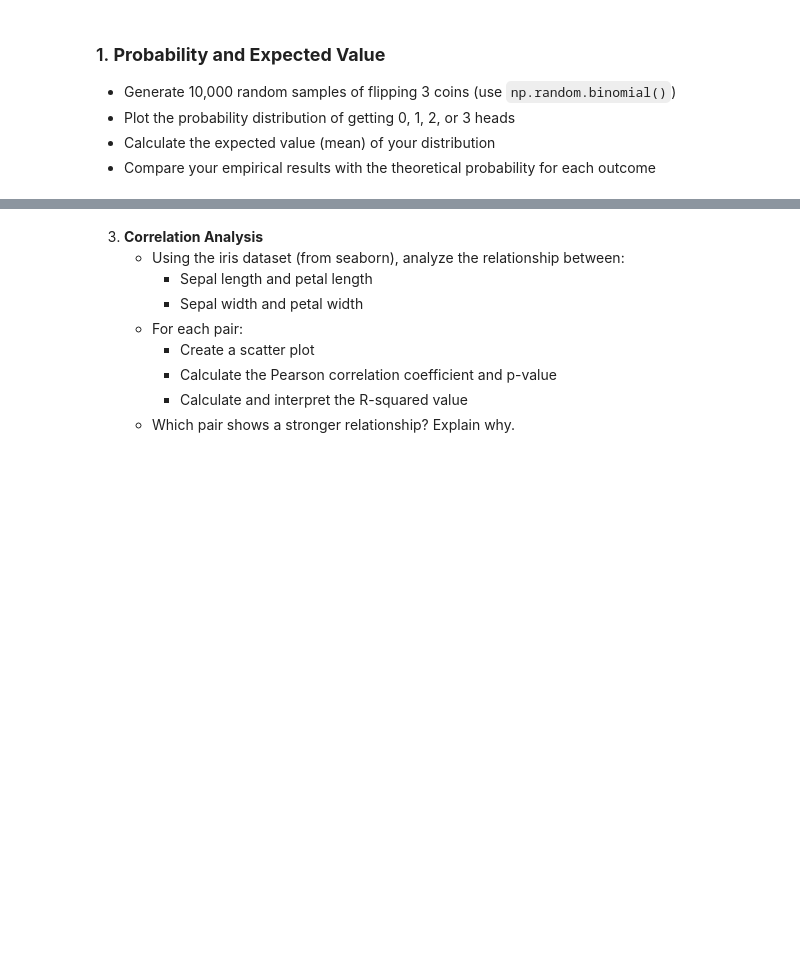
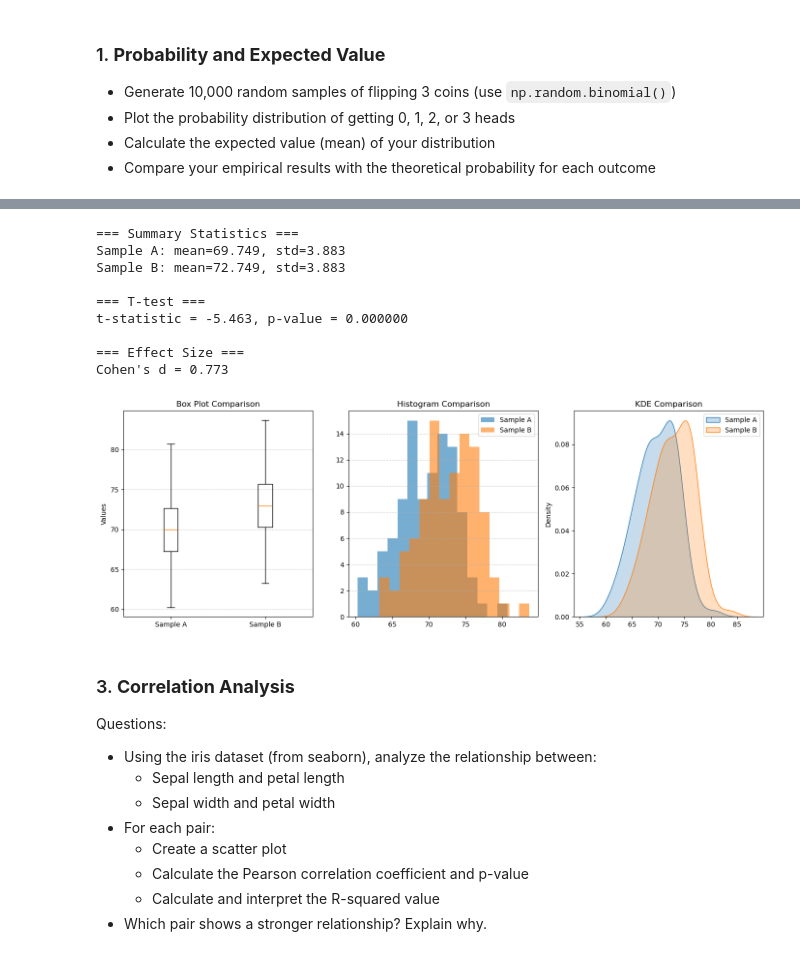
Before and after one commit to spideyeng/5m-data-3.1-probability-statistics, a Jupyter notebook: notebooks/3.1 Assignment for Probability and Statistics for ML.ipynb, the cells around one changed output, grey strips where cells are left out. Drawn from its saved outputs; the diff is of its cells as text; code cells hidden in the pictures; blank space fills up the shorter version.

```diff
--- a/notebooks/3.1 Assignment for Probability and Statistics for ML.ipynb
+++ b/notebooks/3.1 Assignment for Probability and Statistics for ML.ipynb
@@ -20,5 +180,83 @@ Author: Derek ENG
+# %%
+import numpy as np
+import matplotlib.pyplot as plt
+import seaborn as sns
+from scipy import stats
+
+def compare_distributions(distA, distB, labelA="Sample A", labelB="Sample B"):
+    # --- Summary statistics ---
+    meanA, meanB = np.mean(distA), np.mean(distB)
+    stdA, stdB = np.std(distA, ddof=1), np.std(distB, ddof=1)
+
+    # --- T-test ---
+    t_stat, p_val = stats.ttest_ind(distA, distB, equal_var=True)
+
+    # --- Cohen's d ---
+    pooled_std = np.sqrt(((len(distA)-1)*stdA**2 + (len(distB)-1)*stdB**2) / (len(distA)+len(distB)-2))
+    cohens_d = (meanB - meanA) / pooled_std
+
+    # --- Print stats ---
+    print("=== Summary Statistics ===")
+    print(f"{labelA}: mean={meanA:.3f}, std={stdA:.3f}")
+    print(f"{labelB}: mean={meanB:.3f}, std={stdB:.3f}")
+    print("\n=== T-test ===")
+    print(f"t-statistic = {t_stat:.3f}, p-value = {p_val:.6f}")
+    print("\n=== Effect Size ===")
+    print(f"Cohen's d = {cohens_d:.3f}")
+
+    # --- Visualization ---
+    plt.figure(figsize=(14, 5))
+
+    # Box plot
+    plt.subplot(1, 3, 1)
+    plt.boxplot([distA, distB], labels=[labelA, labelB])
+    plt.title("Box Plot Comparison")
+    plt.ylabel("Values")
+    plt.grid(axis="y", linestyle="--", alpha=0.6)
+
+    # Histograms
+    plt.subplot(1, 3, 2)
+    plt.hist(distA, bins=15, alpha=0.6, label=labelA)
+    plt.hist(distB, bins=15, alpha=0.6, label=labelB)
+    plt.title("Histogram Comparison")
+    plt.legend()
+    plt.grid(axis="y", linestyle="--", alpha=0.6)
+
+    # KDE curves
+    plt.subplot(1, 3, 3)
+    sns.kdeplot(distA, label=labelA, shade=True)
+    sns.kdeplot(distB, label=labelB, shade=True)
+    plt.title("KDE Comparison")
+    plt.legend()
+
+    plt.tight_layout()
+    plt.show()
+
+
+# --- Recreate your exact data ---
+rngA = np.random.default_rng(42)
+distA = rngA.normal(loc=70, scale=5, size=100)
+
+rngB = np.random.default_rng(42)
+distB = rngB.normal(loc=73, scale=5, size=100)
+
+# --- Run the full comparison ---
+compare_distributions(distA, distB)
+# %% [output]
+=== Summary Statistics ===
+Sample A: mean=69.749, std=3.883
+Sample B: mean=72.749, std=3.883
+
+=== T-test ===
+t-statistic = -5.463, p-value = 0.000000
+
+=== Effect Size ===
+Cohen's d = 0.773
+[figure, added]
 # %% [markdown]
-3. **Correlation Analysis**
+### 3. **Correlation Analysis**
+
+Questions:
    - Using the iris dataset (from seaborn), analyze the relationship between:
      - Sepal length and petal length
      - Sepal width and petal width
```
Also changed, not shown: parts of 32 cells of this notebook.
